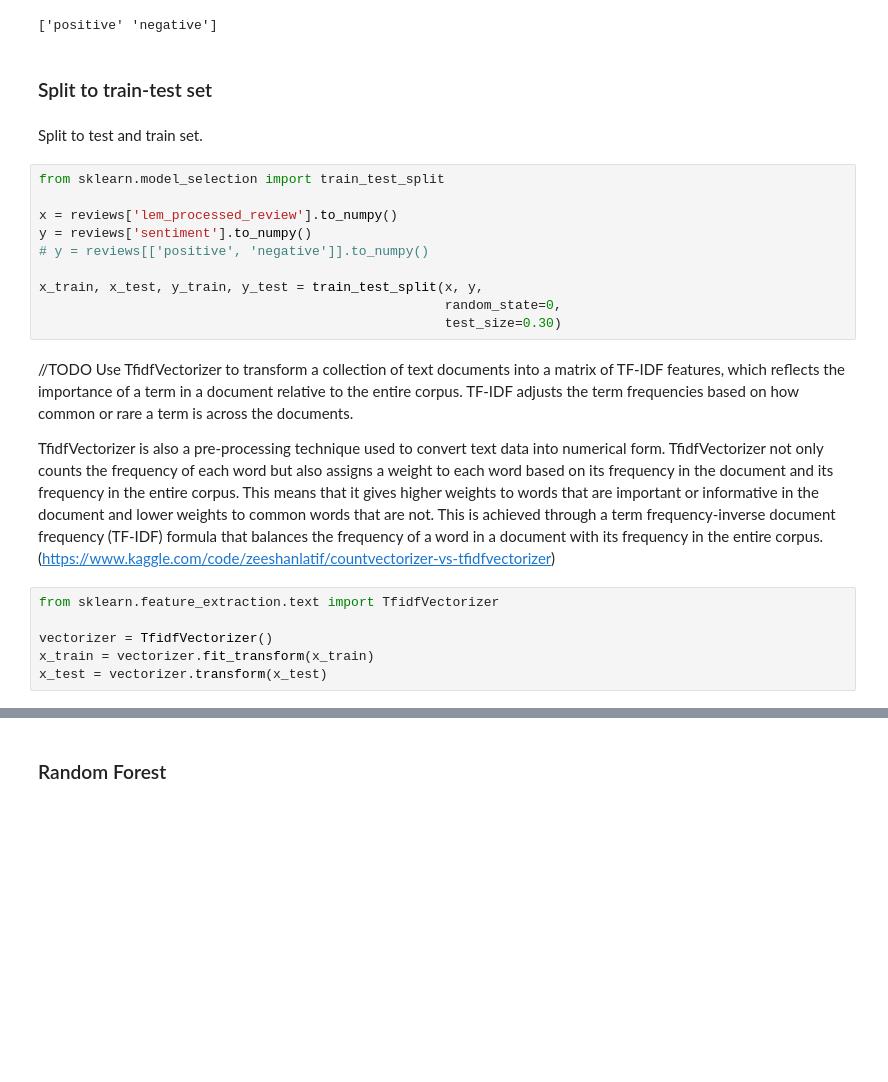
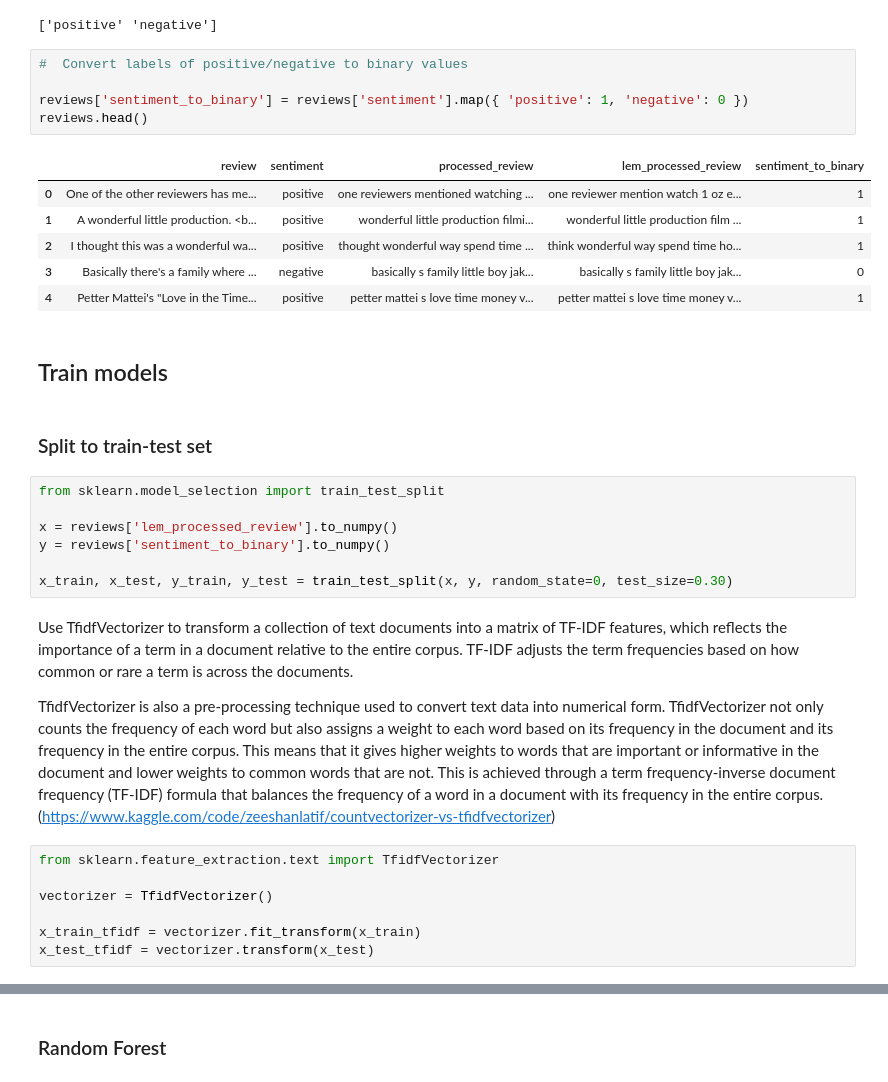
Before and after one commit to Konstantina5/DWS-Movie_Recommendation_System, a Jupyter notebook: NLP_Movie_Recommender.ipynb, the cells around one changed output, grey strips where cells are left out. Cells and saved outputs as stored; diff of their text form; blank space fills up the shorter version.

```diff
--- a/NLP_Movie_Recommender.ipynb
+++ b/NLP_Movie_Recommender.ipynb
@@ -393,22 +408,30 @@ Print the sentiment column unique values to confirm the encoding
 print(reviews['sentiment'].unique())
 # %% [output]
 ['positive' 'negative']
+# %%
+#  Convert labels of positive/negative to binary values
+
+reviews['sentiment_to_binary'] = reviews['sentiment'].map({ 'positive': 1, 'negative': 0 })
+reviews.head()
+# %% [output]
+|  | review | sentiment | processed_review | lem_processed_review | sentiment_to_binary |
+| 0 | One of the other reviewers has me... | positive | one reviewers mentioned watching ... | one reviewer mention watch 1 oz e... | 1 |
+| 1 | A wonderful little production. <b... | positive | wonderful little production filmi... | wonderful little production film ... | 1 |
+| 2 | I thought this was a wonderful wa... | positive | thought wonderful way spend time ... | think wonderful way spend time ho... | 1 |
+| 3 | Basically there's a family where ... | negative | basically s family little boy jak... | basically s family little boy jak... | 0 |
+| 4 | Petter Mattei's "Love in the Time... | positive | petter mattei s love time money v... | petter mattei s love time money v... | 1 |
+# %% [markdown]
+## Train models
 # %% [markdown]
 ### Split to train-test set
-# %% [markdown]
-Split to test and train set.
 # %%
 from sklearn.model_selection import train_test_split
 
 x = reviews['lem_processed_review'].to_numpy()
-y = reviews['sentiment'].to_numpy()
-# y = reviews[['positive', 'negative']].to_numpy()
+y = reviews['sentiment_to_binary'].to_numpy()
 
-x_train, x_test, y_train, y_test = train_test_split(x, y,
-                                                    random_state=0,
-                                                    test_size=0.30)
+x_train, x_test, y_train, y_test = train_test_split(x, y, random_state=0, test_size=0.30)
 # %% [markdown]
-//TODO
 Use TfidfVectorizer to transform a collection of text documents into a matrix of TF-IDF features, which reflects the importance of a term in a document relative to the entire corpus. TF-IDF adjusts the term frequencies based on how common or rare a term is across the documents.
 
 TfidfVectorizer is also a pre-processing technique used to convert text data into numerical form. TfidfVectorizer not only counts the frequency of each word but also assigns a weight to each word based on its frequency in the document and its frequency in the entire corpus. This means that it gives higher weights to words that are important or informative in the document and lower weights to common words that are not. This is achieved through a term frequency-inverse document frequency (TF-IDF) formula that balances the frequency of a word in a document with its frequency in the entire corpus.
@@ -417,6 +440,7 @@ TfidfVectorizer is also a pre-processing technique used to convert text data int
 from sklearn.feature_extraction.text import TfidfVectorizer
 
 vectorizer = TfidfVectorizer()
-x_train = vectorizer.fit_transform(x_train)
-x_test = vectorizer.transform(x_test)
+
+x_train_tfidf = vectorizer.fit_transform(x_train)
+x_test_tfidf = vectorizer.transform(x_test)
 # %%
```
Also changed, not shown: parts of 68 cells of this notebook.
